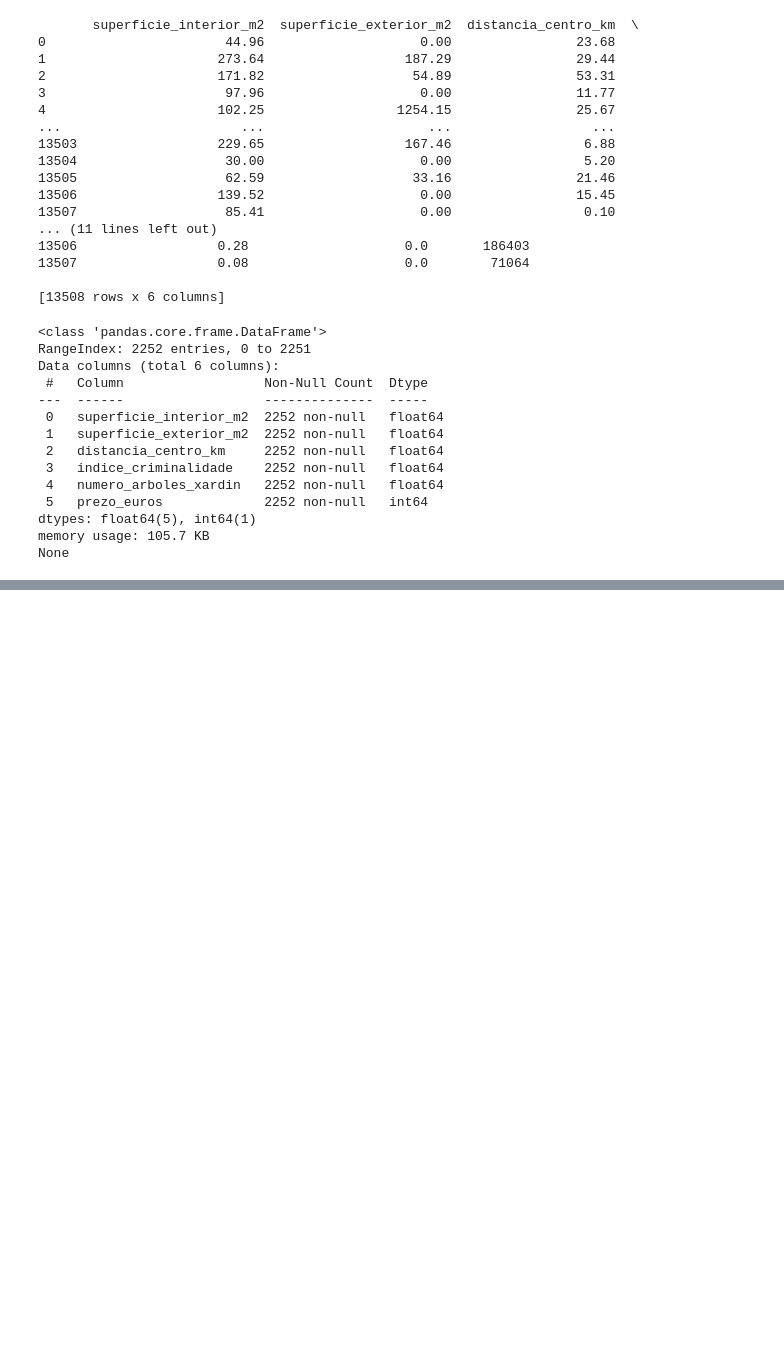
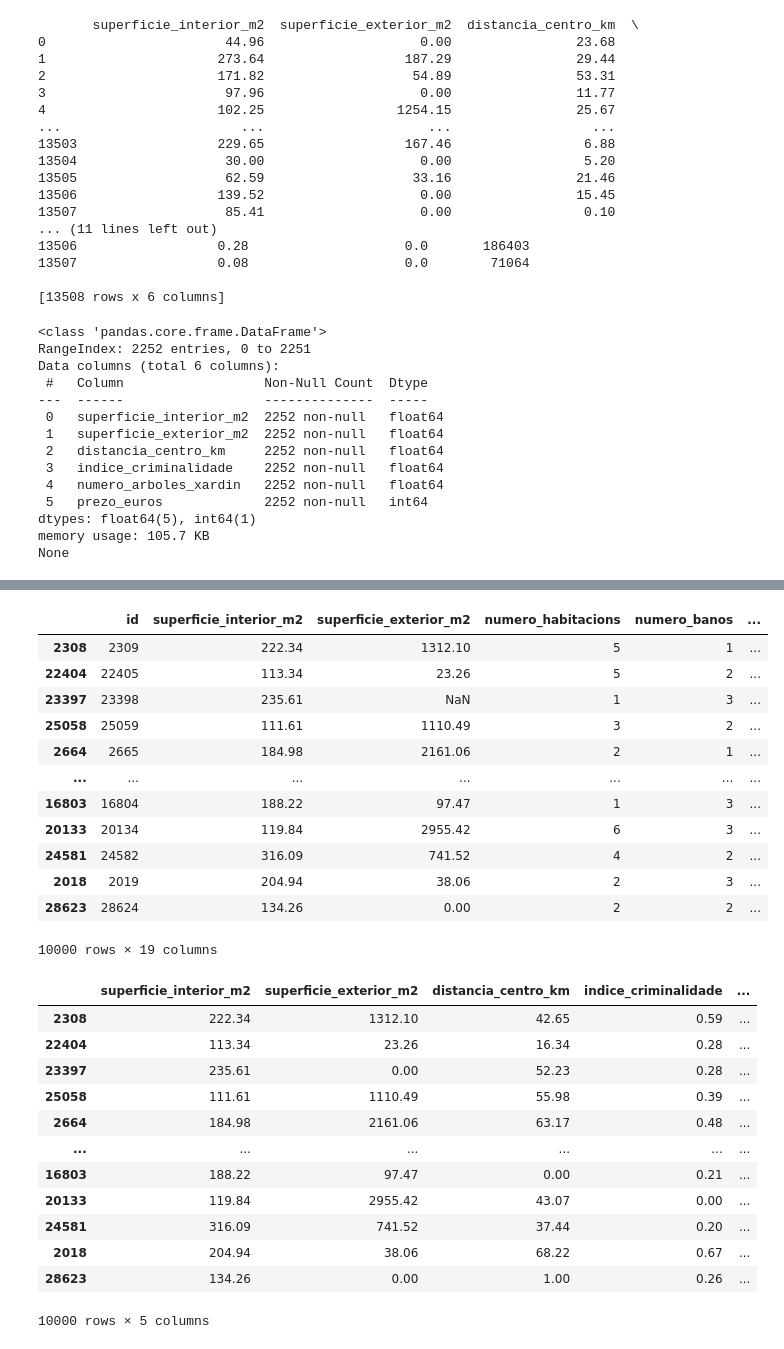
Before and after one commit to AnxoTrillo/lab_kaggle, a Jupyter notebook: primer_test.ipynb, the cells around one changed output, grey strips where cells are left out. Saved outputs shown, nothing was run; the diff lists cells and outputs as text; code cells hidden in the pictures; blank space fills up the shorter version.

```diff
--- a/primer_test.ipynb
+++ b/primer_test.ipynb
@@ -471,0 +345,33 @@ KeyError: "['booleano'] not found in axis"
+# %%
+df_test = pd.read_csv('./data/test.csv', delimiter=',')
+display(df_test)
+df_test_final = pd.DataFrame(df_test, columns=selected_features)
+df_test_final=df_test_final.fillna(0)
+display(df_test_final)
+# %% [output]
+|  | id | superficie_interior_m2 | superficie_exterior_m2 | numero_habitacions | numero_banos | ... |
+| 2308 | 2309 | 222.34 | 1312.10 | 5 | 1 | ... |
+| 22404 | 22405 | 113.34 | 23.26 | 5 | 2 | ... |
+| 23397 | 23398 | 235.61 | NaN | 1 | 3 | ... |
+| 25058 | 25059 | 111.61 | 1110.49 | 3 | 2 | ... |
+| 2664 | 2665 | 184.98 | 2161.06 | 2 | 1 | ... |
+| ... | ... | ... | ... | ... | ... | ... |
+| 16803 | 16804 | 188.22 | 97.47 | 1 | 3 | ... |
+| 20133 | 20134 | 119.84 | 2955.42 | 6 | 3 | ... |
+| 24581 | 24582 | 316.09 | 741.52 | 4 | 2 | ... |
+| 2018 | 2019 | 204.94 | 38.06 | 2 | 3 | ... |
+| 28623 | 28624 | 134.26 | 0.00 | 2 | 2 | ... |
+10000 rows × 19 columns
+|  | superficie_interior_m2 | superficie_exterior_m2 | distancia_centro_km | indice_criminalidade | ... |
+| 2308 | 222.34 | 1312.10 | 42.65 | 0.59 | ... |
+| 22404 | 113.34 | 23.26 | 16.34 | 0.28 | ... |
+| 23397 | 235.61 | 0.00 | 52.23 | 0.28 | ... |
+| 25058 | 111.61 | 1110.49 | 55.98 | 0.39 | ... |
+| 2664 | 184.98 | 2161.06 | 63.17 | 0.48 | ... |
+| ... | ... | ... | ... | ... | ... |
+| 16803 | 188.22 | 97.47 | 0.00 | 0.21 | ... |
+| 20133 | 119.84 | 2955.42 | 43.07 | 0.00 | ... |
+| 24581 | 316.09 | 741.52 | 37.44 | 0.20 | ... |
+| 2018 | 204.94 | 38.06 | 68.22 | 0.67 | ... |
+| 28623 | 134.26 | 0.00 | 1.00 | 0.26 | ... |
+10000 rows × 5 columns
```
Also changed, not shown: parts of 5 cells of this notebook, 1 other file.
